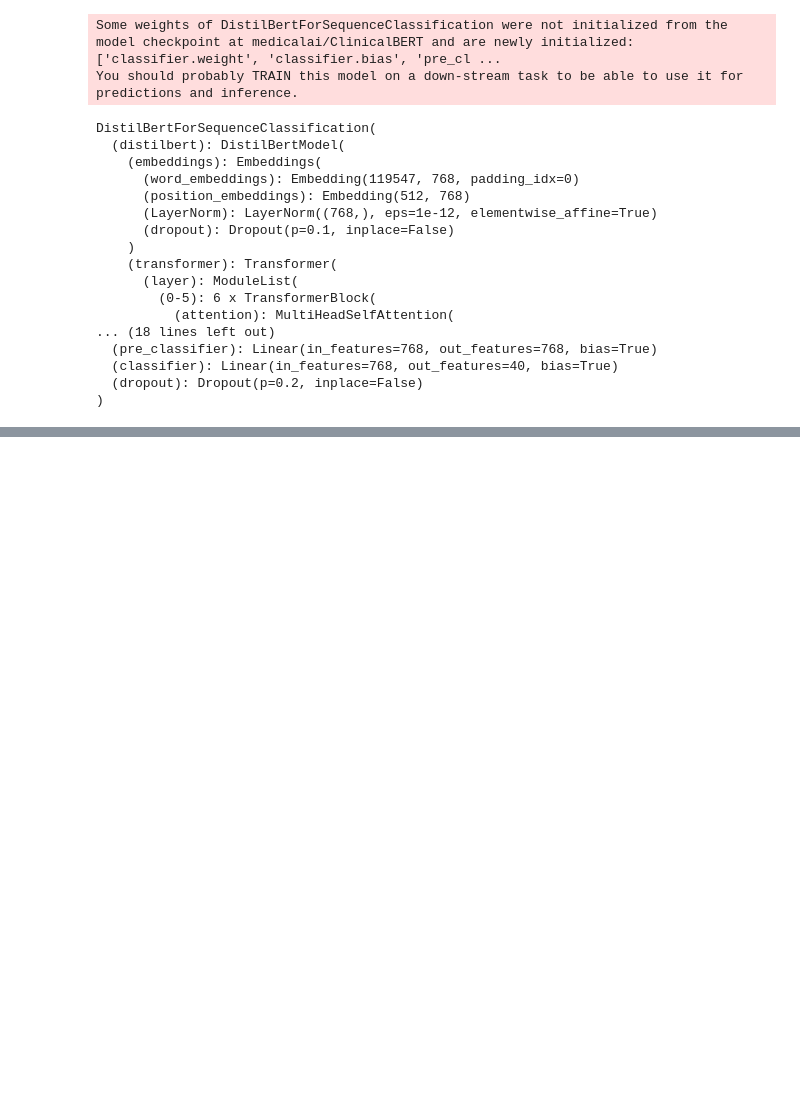
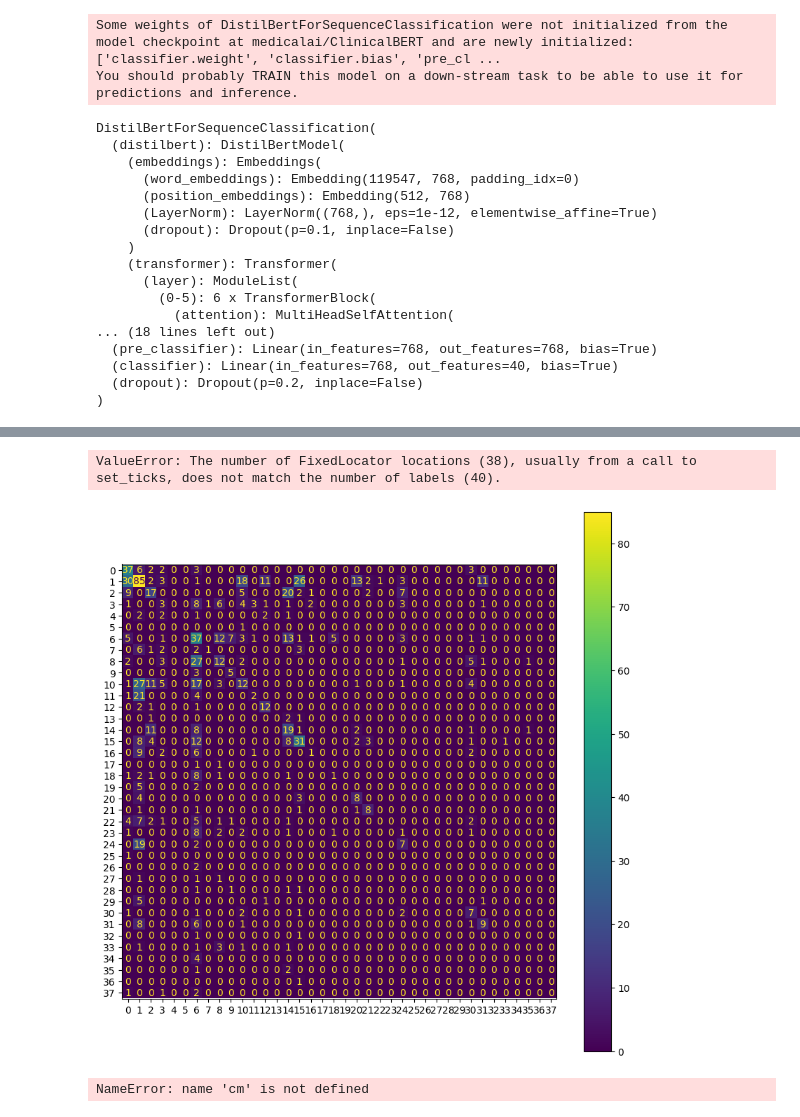
Before and after one commit to vitamys/nlp, a Jupyter notebook: Project_Task3_GroupC.ipynb, the cells around one changed output, grey strips where cells are left out. Saved outputs shown, nothing was run; the diff lists cells and outputs as text; code cells hidden in the pictures; blank space fills up the shorter version.

Commit message:
results + matrix

```diff
--- a/Project_Task3_GroupC.ipynb
+++ b/Project_Task3_GroupC.ipynb
@@ -356,0 +363,8 @@ print(
+# %%
+# load predictions and true labels and plot
+with open("model_evaluation_data_project.pkl", "rb") as handle:
+    dict = pickle.load(handle)
+
+y_test = dict["true_labels"]
+preds = dict["predictions"]
+print(dict.keys())
@@ -356,0 +373,3 @@ print(
+# %%
+labels= dataset_p['label'].unique().tolist()
+labels
@@ -356,0 +394,32 @@ print(
+# %%
+from sklearn import metrics
+import matplotlib.pyplot as plt
+
+confusion_matrix = metrics.confusion_matrix(y_test, preds)
+cm_display = metrics.ConfusionMatrixDisplay(
+    confusion_matrix=confusion_matrix, display_labels=labels
+)
+cm_display.plot()
+plt.show()
+# %% [output]
+ValueError: The number of FixedLocator locations (38), usually from a call to set_ticks, does not match the number of labels (40).
+[figure, added]
+# %%
+# Normalized Confusion Matrix
+cm_normalized = cm.astype("float") / cm.sum(axis=1)[:, np.newaxis]
+
+plt.figure(figsize=(20, 20))
+sns.heatmap(
+    cm_normalized,
+    annot=True,
+    fmt=".2f",
+    cmap="Blues",
+    xticklabels=idx2label.values(),
+    yticklabels=idx2label.values(),
+)
+plt.title("Normalized Confusion Matrix")
+plt.ylabel("Actual")
+plt.xlabel("Predicted")
+plt.show()
+# %% [output]
+NameError: name 'cm' is not defined
```
Also changed, not shown: parts of 6 cells of this notebook.
